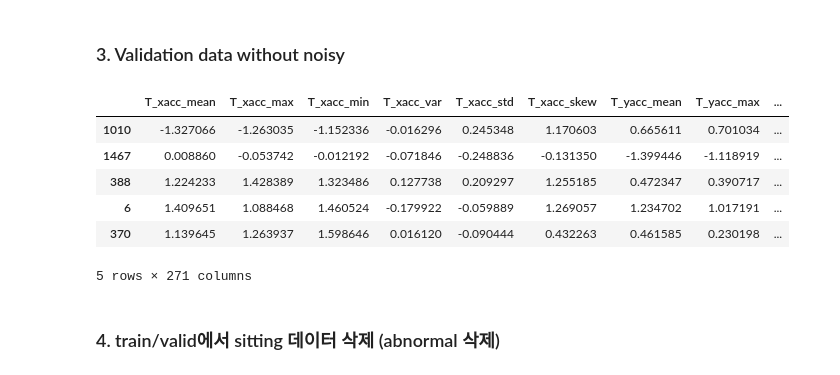
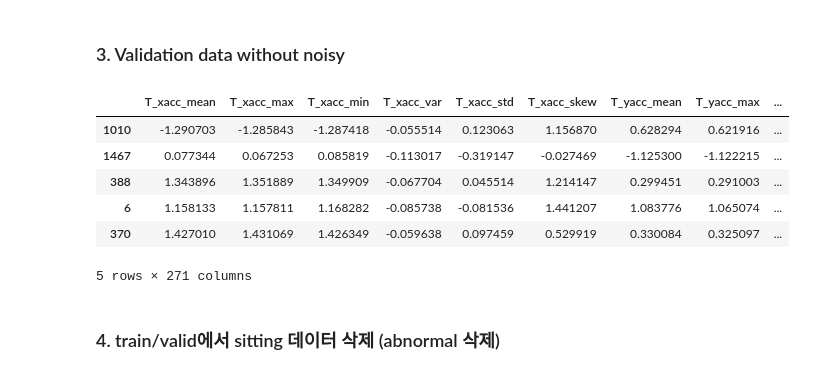
Before and after one commit to dev-doragi/DeepLearning, a Jupyter notebook: Week_07/1015_7주차_Denoising_AE_DSA.ipynb, the cells around one changed output. Cells and saved outputs as stored; diff of their text form; code cells hidden in the pictures.

```diff
--- a/Week_07/1015_7주차_Denoising_AE_DSA.ipynb
+++ b/Week_07/1015_7주차_Denoising_AE_DSA.ipynb
@@ -229,16 +231,16 @@ X_train.shape, X_test.shape
 # %%
 from sklearn.model_selection import train_test_split
 
 X_pure_train, X_pure_test = train_test_split(df_filtered, test_size=0.25, random_state=20)
 
-X_train.head()
+X_pure_train.head()
 # %% [output]
 |  | T_xacc_mean | T_xacc_max | T_xacc_min | T_xacc_var | T_xacc_std | T_xacc_skew | T_yacc_mean | T_yacc_max | ... |
-| 1010 | -1.327066 | -1.263035 | -1.152336 | -0.016296 | 0.245348 | 1.170603 | 0.665611 | 0.701034 | ... |
-| 1467 | 0.008860 | -0.053742 | -0.012192 | -0.071846 | -0.248836 | -0.131350 | -1.399446 | -1.118919 | ... |
-| 388 | 1.224233 | 1.428389 | 1.323486 | 0.127738 | 0.209297 | 1.255185 | 0.472347 | 0.390717 | ... |
-| 6 | 1.409651 | 1.088468 | 1.460524 | -0.179922 | -0.059889 | 1.269057 | 1.234702 | 1.017191 | ... |
-| 370 | 1.139645 | 1.263937 | 1.598646 | 0.016120 | -0.090444 | 0.432263 | 0.461585 | 0.230198 | ... |
+| 1010 | -1.290703 | -1.285843 | -1.287418 | -0.055514 | 0.123063 | 1.156870 | 0.628294 | 0.621916 | ... |
+| 1467 | 0.077344 | 0.067253 | 0.085819 | -0.113017 | -0.319147 | -0.027469 | -1.125300 | -1.122215 | ... |
+| 388 | 1.343896 | 1.351889 | 1.349909 | -0.067704 | 0.045514 | 1.214147 | 0.299451 | 0.291003 | ... |
+| 6 | 1.158133 | 1.157811 | 1.168282 | -0.085738 | -0.081536 | 1.441207 | 1.083776 | 1.065074 | ... |
+| 370 | 1.427010 | 1.431069 | 1.426349 | -0.059638 | 0.097459 | 0.529919 | 0.330084 | 0.325097 | ... |
 5 rows × 271 columns
 # %% [markdown]
 ### 4. train/valid에서 sitting 데이터 삭제 (abnormal 삭제)
```
Also changed, not shown: parts of 15 cells of this notebook.
